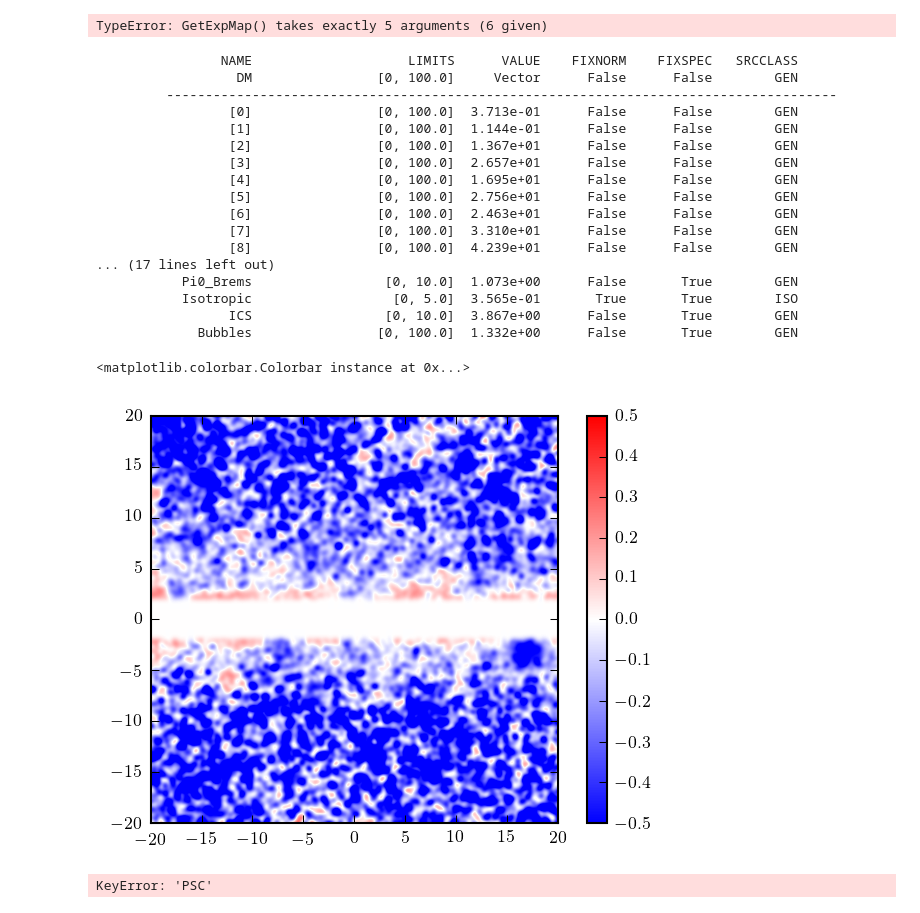
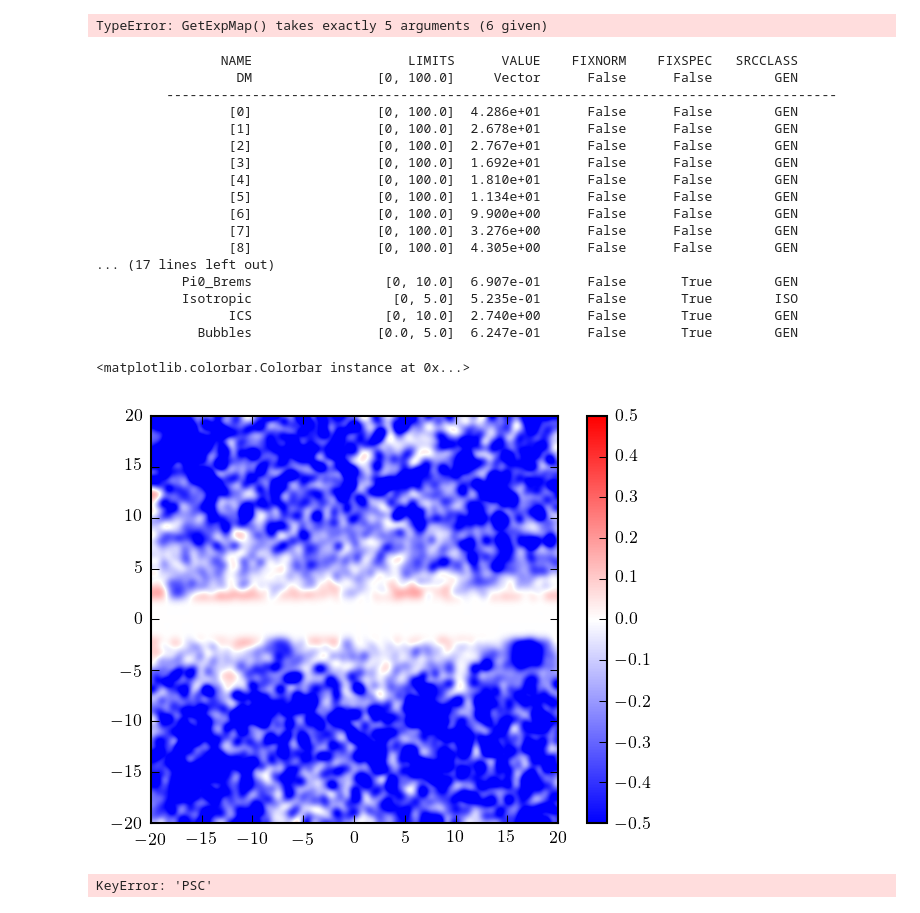
Before and after one commit to erccarls/GammaLike_dev, a Jupyter notebook: Test Analysis.ipynb, the cells around one changed output. Drawn from its saved outputs; the diff is of its cells as text; code cells hidden in the pictures.

```diff
--- a/Test Analysis.ipynb
+++ b/Test Analysis.ipynb
@@ -164,34 +145,34 @@ TypeError: GetExpMap() takes exactly 5 arguments (6 given)
 # %%
 A.PrintTemplates()
 import healpy
 proj_map = healpy.cartview(A.residual[5], return_projected_map=True, latra=(-20,20), lonra=(-20,20),hold=True)
 proj_data = healpy.cartview(A.binned_data[5], return_projected_map=True, latra=(-20,20), lonra=(-20,20),hold=True)
 
 plt.clf()
 from scipy import ndimage
-blurred = ndimage.gaussian_filter(proj_map/proj_data,5)
+blurred = ndimage.gaussian_filter(proj_map/proj_data, 8)
 plt.imshow( blurred , origin='lower', vmin=-.5, vmax=.5, cmap='bwr', extent=[-20,20,-20,20])
 plt.colorbar()
 # %% [output]
                 NAME                    LIMITS      VALUE    FIXNORM    FIXSPEC   SRCCLASS
                   DM                [0, 100.0]     Vector      False      False        GEN
          --------------------------------------------------------------------------------------
-                 [0]                [0, 100.0]  3.713e-01      False      False        GEN
-                 [1]                [0, 100.0]  1.144e-01      False      False        GEN
-                 [2]                [0, 100.0]  1.367e+01      False      False        GEN
-                 [3]                [0, 100.0]  2.657e+01      False      False        GEN
-                 [4]                [0, 100.0]  1.695e+01      False      False        GEN
-                 [5]                [0, 100.0]  2.756e+01      False      False        GEN
-                 [6]                [0, 100.0]  2.463e+01      False      False        GEN
-                 [7]                [0, 100.0]  3.310e+01      False      False        GEN
-                 [8]                [0, 100.0]  4.239e+01      False      False        GEN
+                 [0]                [0, 100.0]  4.286e+01      False      False        GEN
+                 [1]                [0, 100.0]  2.678e+01      False      False        GEN
+                 [2]                [0, 100.0]  2.767e+01      False      False        GEN
+                 [3]                [0, 100.0]  1.692e+01      False      False        GEN
+                 [4]                [0, 100.0]  1.810e+01      False      False        GEN
+                 [5]                [0, 100.0]  1.134e+01      False      False        GEN
+                 [6]                [0, 100.0]  9.900e+00      False      False        GEN
+                 [7]                [0, 100.0]  3.276e+00      False      False        GEN
+                 [8]                [0, 100.0]  4.305e+00      False      False        GEN
 ... (17 lines left out)
-           Pi0_Brems                 [0, 10.0]  1.073e+00      False       True        GEN
-           Isotropic                  [0, 5.0]  3.565e-01       True       True        ISO
-                 ICS                 [0, 10.0]  3.867e+00      False       True        GEN
-             Bubbles                [0, 100.0]  1.332e+00      False       True        GEN
+           Pi0_Brems                 [0, 10.0]  6.907e-01      False       True        GEN
+           Isotropic                  [0, 5.0]  5.235e-01      False       True        ISO
+                 ICS                 [0, 10.0]  2.740e+00      False       True        GEN
+             Bubbles                [0.0, 5.0]  6.247e-01      False       True        GEN
 <matplotlib.colorbar.Colorbar instance at 0x...>
-[figure, old version]
+[figure, new version]
 # %%
 print np.max(A.templateList["PSC"].healpixCube)
 print np.max(A.templateList["FermiDiffuse"].healpixCube)
```
Also changed, not shown: parts of 3 cells of this notebook, 7 other files.
